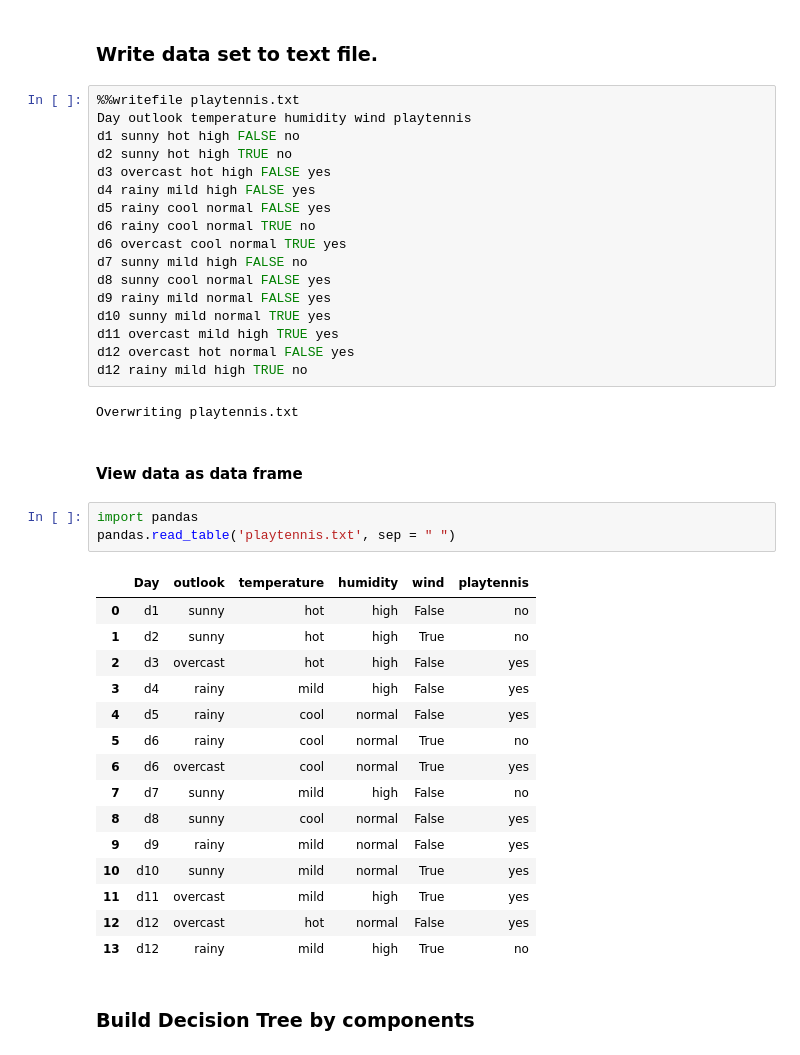
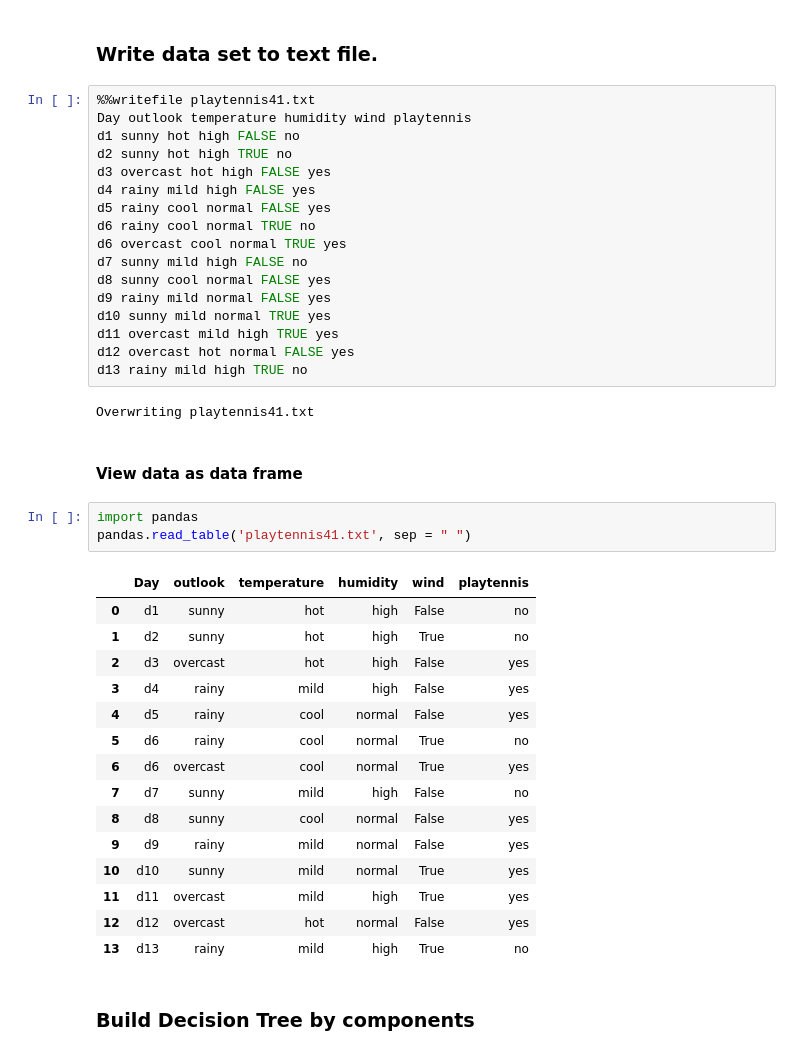
Before and after one commit to anaveenan/MachineLearning, a Jupyter notebook: TargetDataScienceTraining/Week 2/HW4/Zuehlke DAMLAS Target DS Homework - 18aug2016.ipynb, the cells around one changed output. Cells and saved outputs as stored; diff of their text form.

```diff
--- a/TargetDataScienceTraining/Week 2/HW4/Zuehlke DAMLAS Target DS Homework - 18aug2016.ipynb
+++ b/TargetDataScienceTraining/Week 2/HW4/Zuehlke DAMLAS Target DS Homework - 18aug2016.ipynb
@@ -159,7 +164,7 @@ Yes. In addition to the classification column "playtennis," we might have had an
 # %% [markdown]
 ### Write data set to text file.
 # %%
-%%writefile playtennis.txt
+%%writefile playtennis41.txt
 Day outlook temperature humidity wind playtennis
 d1 sunny hot high FALSE no
 d2 sunny hot high TRUE no
@@ -174,30 +179,30 @@ d9 rainy mild normal FALSE yes
 d10 sunny mild normal TRUE yes
 d11 overcast mild high TRUE yes
 d12 overcast hot normal FALSE yes
-d12 rainy mild high TRUE no
+d13 rainy mild high TRUE no
 # %% [output]
-Overwriting playtennis.txt
+Overwriting playtennis41.txt
 # %% [markdown]
 #### View data as data frame
 # %%
 import pandas
-pandas.read_table('playtennis.txt', sep = " ")
+pandas.read_table('playtennis41.txt', sep = " ")
 # %% [output]
 |  | Day | outlook | temperature | humidity | wind | playtennis |
 | 0 | d1 | sunny | hot | high | False | no |
 | 1 | d2 | sunny | hot | high | True | no |
 | 2 | d3 | overcast | hot | high | False | yes |
 | 3 | d4 | rainy | mild | high | False | yes |
 | 4 | d5 | rainy | cool | normal | False | yes |
 | 5 | d6 | rainy | cool | normal | True | no |
 | 6 | d6 | overcast | cool | normal | True | yes |
 | 7 | d7 | sunny | mild | high | False | no |
 | 8 | d8 | sunny | cool | normal | False | yes |
 | 9 | d9 | rainy | mild | normal | False | yes |
 | 10 | d10 | sunny | mild | normal | True | yes |
 | 11 | d11 | overcast | mild | high | True | yes |
 | 12 | d12 | overcast | hot | normal | False | yes |
-| 13 | d12 | rainy | mild | high | True | no |
+| 13 | d13 | rainy | mild | high | True | no |
 # %% [markdown]
 ### Build Decision Tree by components
 # %%
```
Also changed, not shown: parts of 30 cells of this notebook.
